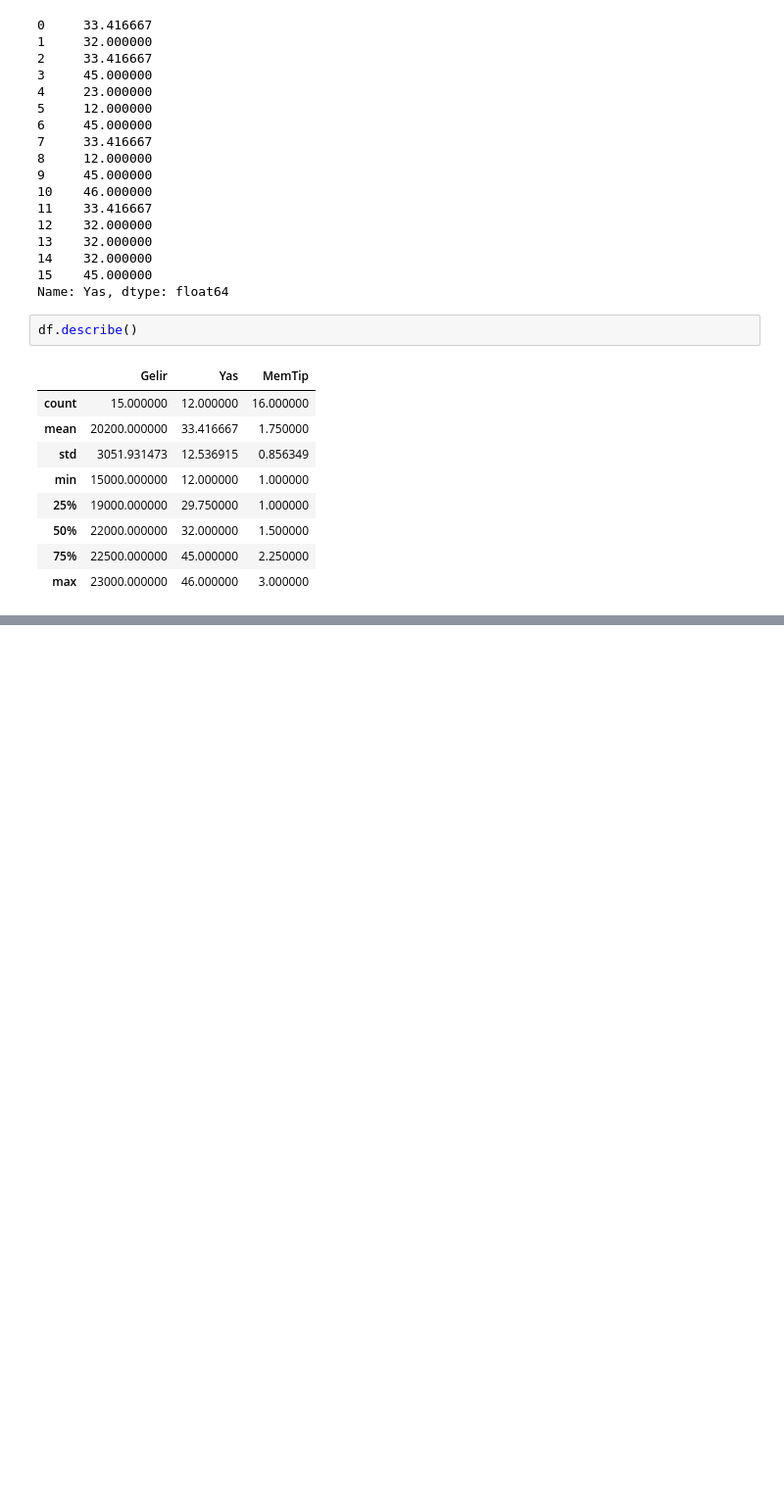
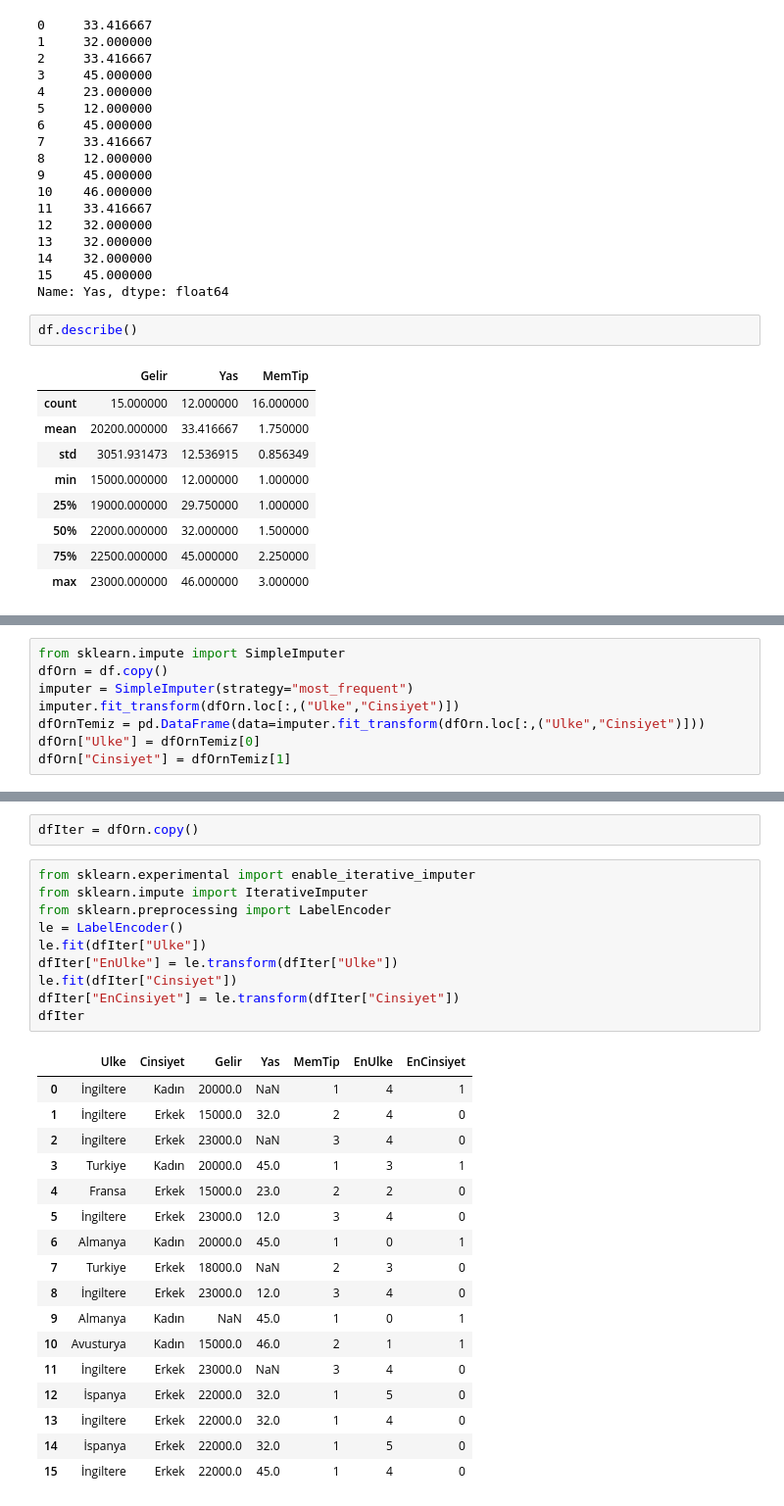
Before and after one commit to ibrahimediz/DeepLearningFundamentals, a Jupyter notebook: Egzersiz/Hatice/01_03_MissingData.ipynb, the cells around one changed output, grey strips where cells are left out. Shown: that part at 98% size. Drawn from its saved outputs; the diff is of its cells as text; blank space fills up the shorter version.

```diff
--- a/Egzersiz/Hatice/01_03_MissingData.ipynb
+++ b/Egzersiz/Hatice/01_03_MissingData.ipynb
@@ -410,0 +551,8 @@ df.describe()
+# %%
+from sklearn.impute import SimpleImputer
+dfOrn = df.copy()
+imputer = SimpleImputer(strategy="most_frequent")
+imputer.fit_transform(dfOrn.loc[:,("Ulke","Cinsiyet")])
+dfOrnTemiz = pd.DataFrame(data=imputer.fit_transform(dfOrn.loc[:,("Ulke","Cinsiyet")]))
+dfOrn["Ulke"] = dfOrnTemiz[0]
+dfOrn["Cinsiyet"] = dfOrnTemiz[1]
@@ -410,0 +568,30 @@ df.describe()
+# %%
+dfIter = dfOrn.copy()
+# %%
+from sklearn.experimental import enable_iterative_imputer
+from sklearn.impute import IterativeImputer
+from sklearn.preprocessing import LabelEncoder
+le = LabelEncoder()
+le.fit(dfIter["Ulke"])
+dfIter["EnUlke"] = le.transform(dfIter["Ulke"])
+le.fit(dfIter["Cinsiyet"])
+dfIter["EnCinsiyet"] = le.transform(dfIter["Cinsiyet"])
+dfIter
+# %% [output]
+|  | Ulke | Cinsiyet | Gelir | Yas | MemTip | EnUlke | EnCinsiyet |
+| 0 | İngiltere | Kadın | 20000.0 | NaN | 1 | 4 | 1 |
+| 1 | İngiltere | Erkek | 15000.0 | 32.0 | 2 | 4 | 0 |
+| 2 | İngiltere | Erkek | 23000.0 | NaN | 3 | 4 | 0 |
+| 3 | Turkiye | Kadın | 20000.0 | 45.0 | 1 | 3 | 1 |
+| 4 | Fransa | Erkek | 15000.0 | 23.0 | 2 | 2 | 0 |
+| 5 | İngiltere | Erkek | 23000.0 | 12.0 | 3 | 4 | 0 |
+| 6 | Almanya | Kadın | 20000.0 | 45.0 | 1 | 0 | 1 |
+| 7 | Turkiye | Erkek | 18000.0 | NaN | 2 | 3 | 0 |
+| 8 | İngiltere | Erkek | 23000.0 | 12.0 | 3 | 4 | 0 |
+| 9 | Almanya | Kadın | NaN | 45.0 | 1 | 0 | 1 |
+| 10 | Avusturya | Kadın | 15000.0 | 46.0 | 2 | 1 | 1 |
+| 11 | İngiltere | Erkek | 23000.0 | NaN | 3 | 4 | 0 |
+| 12 | İspanya | Erkek | 22000.0 | 32.0 | 1 | 5 | 0 |
+| 13 | İngiltere | Erkek | 22000.0 | 32.0 | 1 | 4 | 0 |
+| 14 | İspanya | Erkek | 22000.0 | 32.0 | 1 | 5 | 0 |
+| 15 | İngiltere | Erkek | 22000.0 | 45.0 | 1 | 4 | 0 |
```
Also changed, not shown: parts of 14 cells of this notebook, 27 other files.
